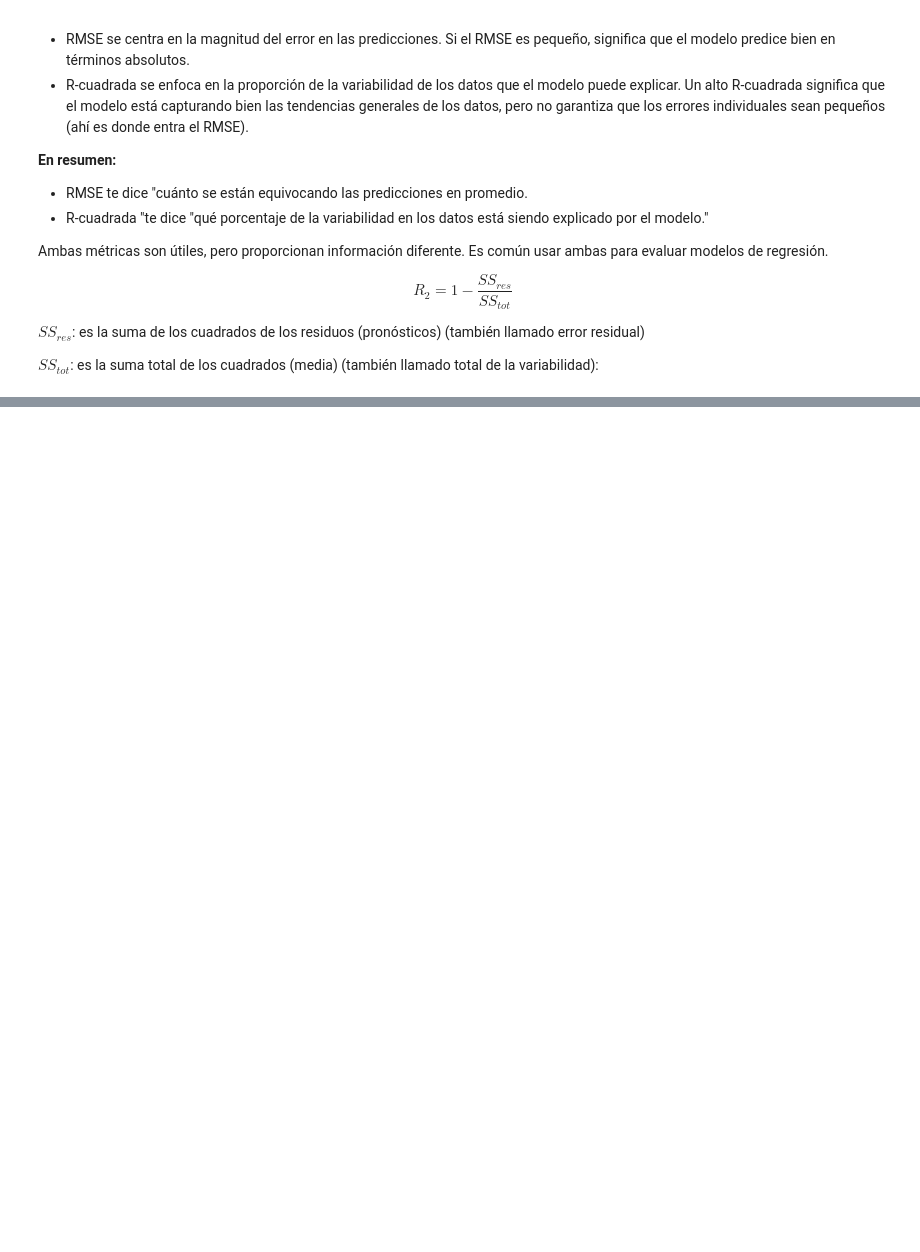
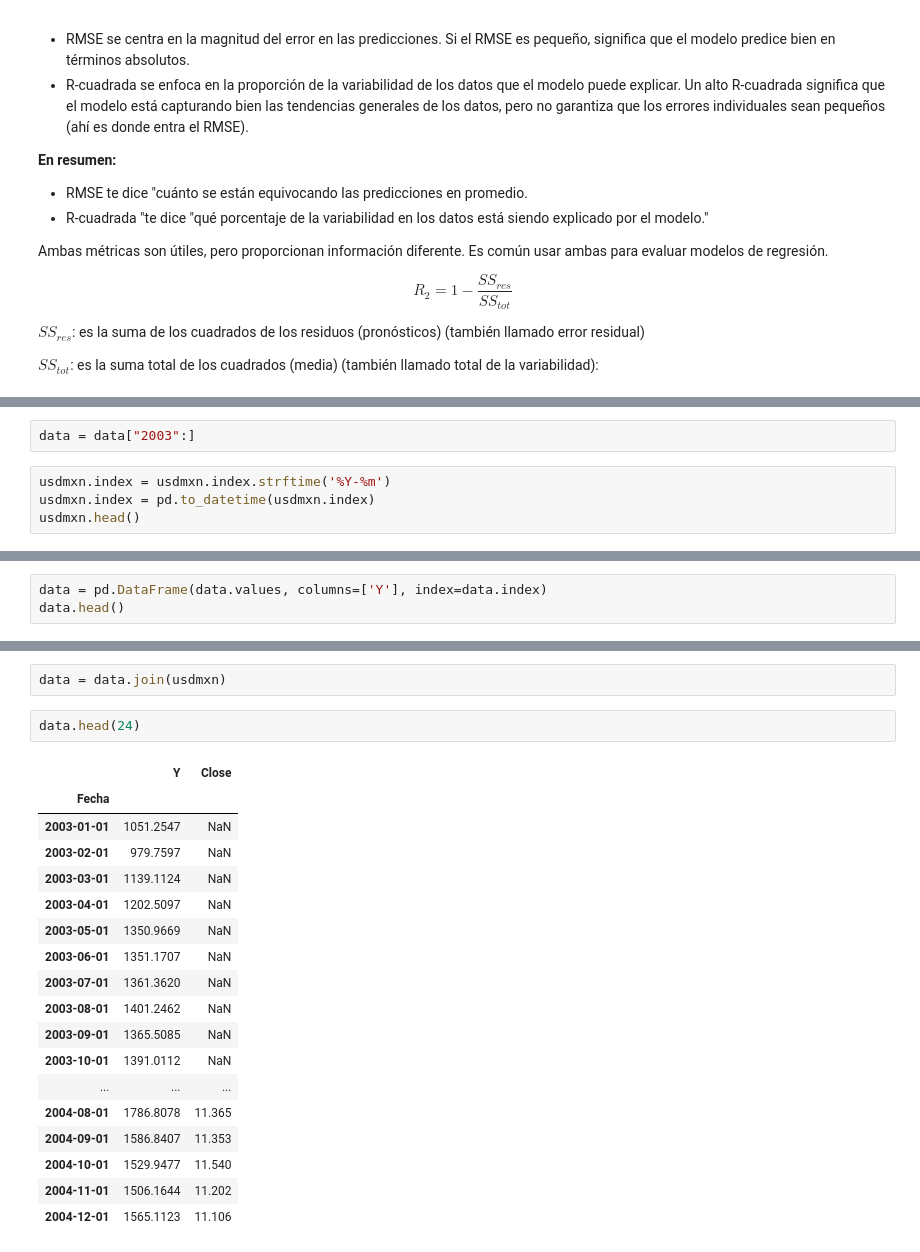
Before and after one commit to daniel-nuno/time_series_O2024_MAF3074N, a Jupyter notebook: evaluacion_pronosticos.ipynb, the cells around one changed output, grey strips where cells are left out. Cells and saved outputs as stored; diff of their text form; blank space fills up the shorter version.

```diff
--- a/evaluacion_pronosticos.ipynb
+++ b/evaluacion_pronosticos.ipynb
@@ -189,0 +318,6 @@ pd.concat([tabla_modelos, pd.DataFrame(columns=['Modelo', 'RMSE', 'Parametros'],
+# %%
+data = data["2003":]
+# %%
+usdmxn.index = usdmxn.index.strftime('%Y-%m')
+usdmxn.index = pd.to_datetime(usdmxn.index)
+usdmxn.head()
@@ -189,0 +333,3 @@ pd.concat([tabla_modelos, pd.DataFrame(columns=['Modelo', 'RMSE', 'Parametros'],
+# %%
+data = pd.DataFrame(data.values, columns=['Y'], index=data.index)
+data.head()
@@ -189,0 +344,23 @@ pd.concat([tabla_modelos, pd.DataFrame(columns=['Modelo', 'RMSE', 'Parametros'],
+# %%
+data = data.join(usdmxn)
+# %%
+data.head(24)
+# %% [output]
+|  | Y | Close |
+| Fecha |  |  |
+| 2003-01-01 | 1051.2547 | NaN |
+| 2003-02-01 | 979.7597 | NaN |
+| 2003-03-01 | 1139.1124 | NaN |
+| 2003-04-01 | 1202.5097 | NaN |
+| 2003-05-01 | 1350.9669 | NaN |
+| 2003-06-01 | 1351.1707 | NaN |
+| 2003-07-01 | 1361.3620 | NaN |
+| 2003-08-01 | 1401.2462 | NaN |
+| 2003-09-01 | 1365.5085 | NaN |
+| 2003-10-01 | 1391.0112 | NaN |
+| ... | ... | ... |
+| 2004-08-01 | 1786.8078 | 11.365 |
+| 2004-09-01 | 1586.8407 | 11.353 |
+| 2004-10-01 | 1529.9477 | 11.540 |
+| 2004-11-01 | 1506.1644 | 11.202 |
+| 2004-12-01 | 1565.1123 | 11.106 |
```
Also changed, not shown: parts of 54 cells of this notebook.
